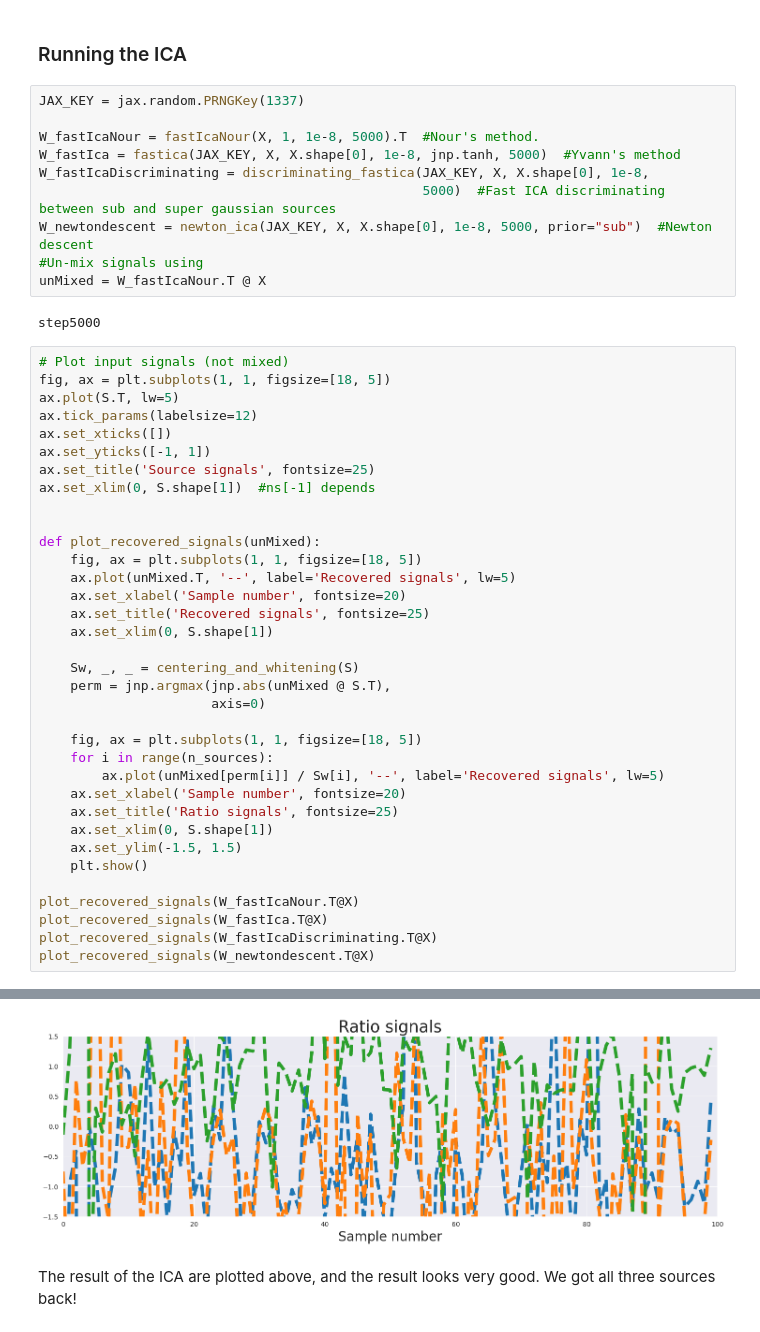
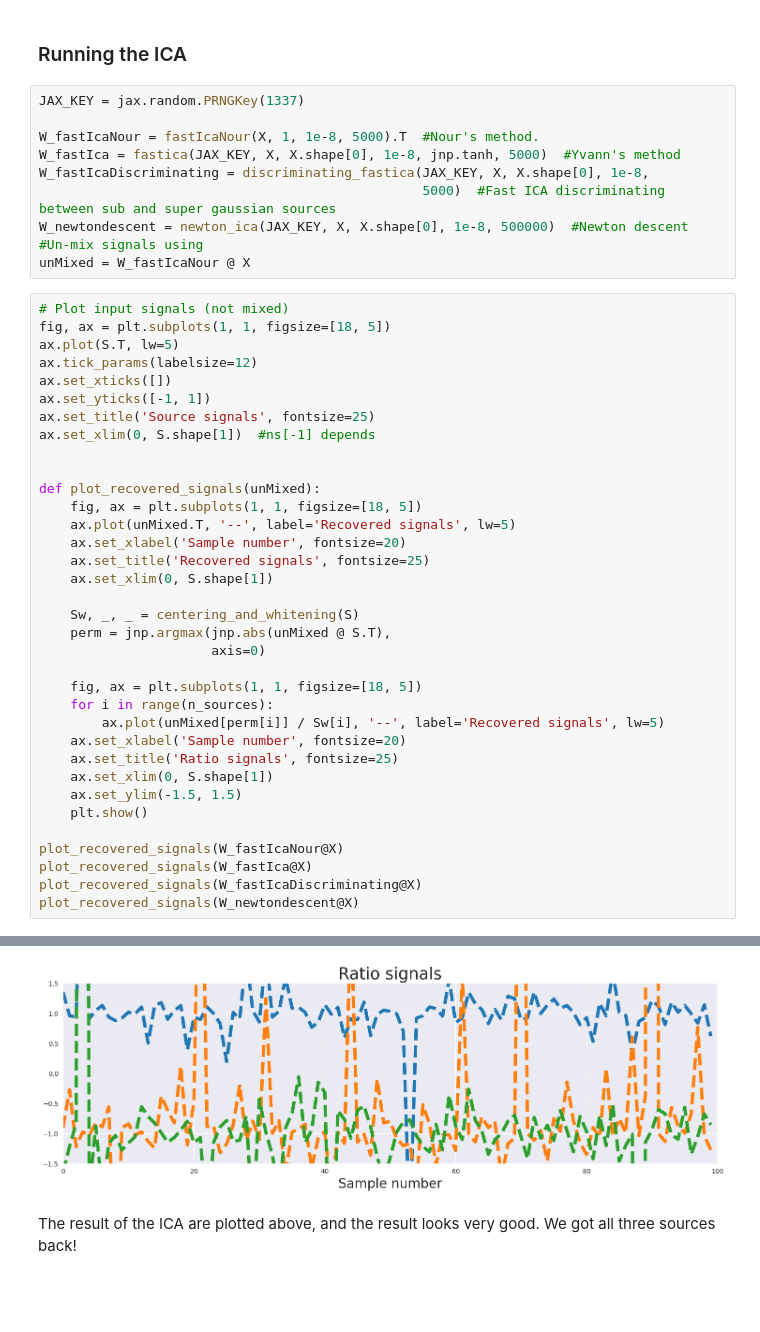
Before and after one commit to ylefay/independent_component_analysis, a Jupyter notebook: notebooks/fastica.ipynb, the cells around one changed output, grey strips where cells are left out. Drawn from its saved outputs; the diff is of its cells as text; blank space fills up the shorter version.

```diff
--- a/notebooks/fastica.ipynb
+++ b/notebooks/fastica.ipynb
@@ -186,11 +183,9 @@ W_fastIcaNour = fastIcaNour(X, 1, 1e-8, 5000).T  #Nour's method.
 W_fastIca = fastica(JAX_KEY, X, X.shape[0], 1e-8, jnp.tanh, 5000)  #Yvann's method
 W_fastIcaDiscriminating = discriminating_fastica(JAX_KEY, X, X.shape[0], 1e-8,
                                                  5000)  #Fast ICA discriminating between sub and super gaussian sources
-W_newtondescent = newton_ica(JAX_KEY, X, X.shape[0], 1e-8, 5000, prior="sub")  #Newton descent
+W_newtondescent = newton_ica(JAX_KEY, X, X.shape[0], 1e-8, 500000)  #Newton descent
 #Un-mix signals using
-unMixed = W_fastIcaNour.T @ X
+unMixed = W_fastIcaNour @ X
-# %% [output]
-step5000
 # %%
 # Plot input signals (not mixed)
 fig, ax = plt.subplots(1, 1, figsize=[18, 5])
@@ -222,9 +217,9 @@ def plot_recovered_signals(unMixed):
     ax.set_ylim(-1.5, 1.5)
     plt.show()
 
-plot_recovered_signals(W_fastIcaNour.T@X)
-plot_recovered_signals(W_fastIca.T@X)
-plot_recovered_signals(W_fastIcaDiscriminating.T@X)
-plot_recovered_signals(W_newtondescent.T@X)
+plot_recovered_signals(W_fastIcaNour@X)
+plot_recovered_signals(W_fastIca@X)
+plot_recovered_signals(W_fastIcaDiscriminating@X)
+plot_recovered_signals(W_newtondescent@X)
 # %% [output]
 [figure]
@@ -238,4 +233,4 @@ plot_recovered_signals(W_newtondescent.T@X)
-[figure, old version]
+[figure, new version]
 # %% [markdown]
 The result of the ICA are plotted above, and the result looks very good. We got all three sources back!
 # %% [markdown]
```
Also changed, not shown: parts of 3 cells of this notebook, 10 other files.
